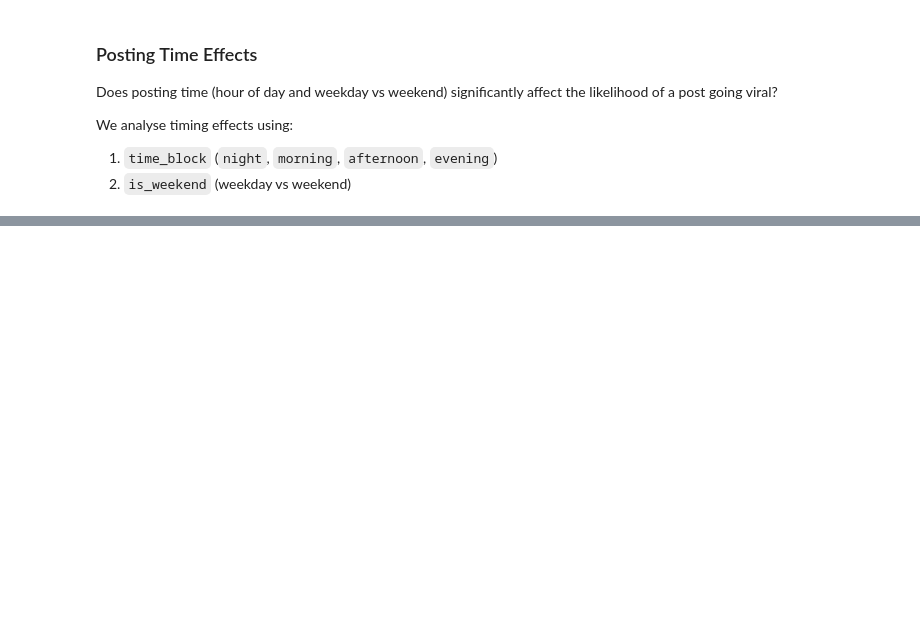
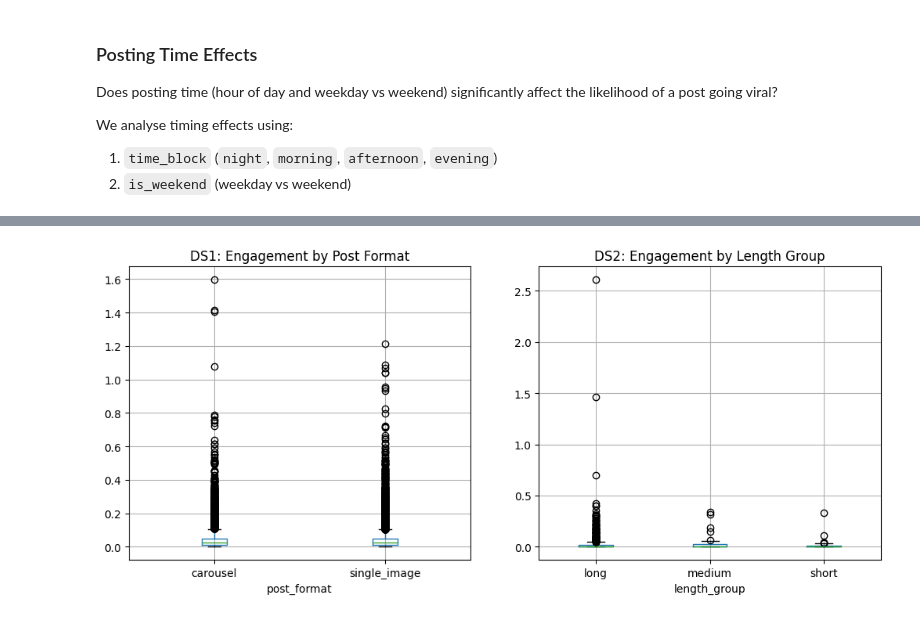
Before and after one commit to SlowToes/SC3021-SDAD-DS, a Jupyter notebook: main.ipynb, the cells around one changed output, grey strips where cells are left out. Cells and saved outputs as stored; diff of their text form; code cells hidden in the pictures; blank space fills up the shorter version.

```diff
--- a/main.ipynb
+++ b/main.ipynb
@@ -1786,0 +1795,13 @@ True          235  0.004245  0.110884
+# %%
+# DS1 preparation
+df_ds1["engagement_rate"] = (
+    df_ds1["like_count"] + df_ds1["comment_count"]
+) / df_ds1["follower_count"]
+
+def classify_post(row):
+    if row["content_type"] == "carousel":
+        return "carousel"
+    else:
+        return "single_image"
+
+df_ds1["post_format"] = df_ds1.apply(classify_post, axis=1)
@@ -1786,0 +1818,15 @@ True          235  0.004245  0.110884
+# %%
+# DS2 preparation
+df_ds2["engagement_rate"] = (
+    df_ds2["like_count"] + df_ds2["comment_count"]
+) / df_ds2["follower_count"]
+
+def reel_length_group(x):
+    if x < 10:
+        return "short"
+    elif x <= 20:
+        return "medium"
+    else:
+        return "long"
+
+df_ds2["length_group"] = df_ds2["caption_length"].apply(reel_length_group)
@@ -1786,0 +1844,15 @@ True          235  0.004245  0.110884
+# %%
+import matplotlib.pyplot as plt
+
+fig, axes = plt.subplots(1, 2, figsize=(12,5))
+
+df_ds1.boxplot(column="engagement_rate", by="post_format", ax=axes[0])
+axes[0].set_title("DS1: Engagement by Post Format")
+
+df_ds2.boxplot(column="engagement_rate", by="length_group", ax=axes[1])
+axes[1].set_title("DS2: Engagement by Length Group")
+
+plt.suptitle("")
+plt.show()
+# %% [output]
+[figure, added]
```
Also changed, not shown: parts of 16 cells of this notebook.
